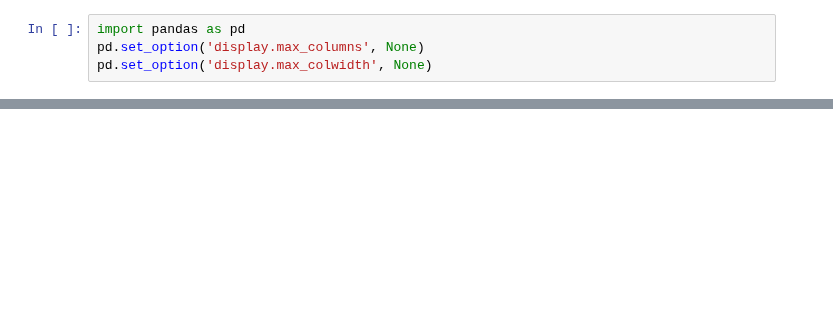
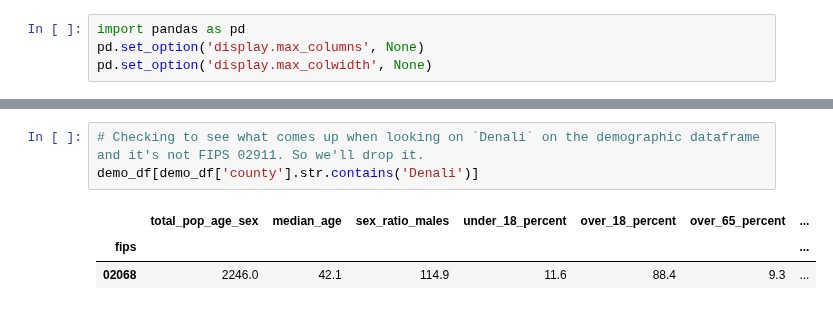
Before and after one commit to calculaterceec/Proj4Team2, a Jupyter notebook: code/02-2-Demo_with_health.ipynb, the cells around one changed output, grey strips where cells are left out. Saved outputs shown, nothing was run; the diff lists cells and outputs as text; blank space fills up the shorter version.

```diff
--- a/code/02-2-Demo_with_health.ipynb
+++ b/code/02-2-Demo_with_health.ipynb
@@ -80,0 +85,7 @@ demo_df
+# %%
+# Checking to see what comes up when looking on `Denali` on the demographic dataframe and it's not FIPS 02911. So we'll drop it.
+demo_df[demo_df['county'].str.contains('Denali')]
+# %% [output]
+|  | total_pop_age_sex | median_age | sex_ratio_males | under_18_percent | over_18_percent | over_65_percent | ... |
+| fips |  |  |  |  |  |  | ... |
+| 02068 | 2246.0 | 42.1 | 114.9 | 11.6 | 88.4 | 9.3 | ... |
```
Also changed, not shown: parts of 14 cells of this notebook.
